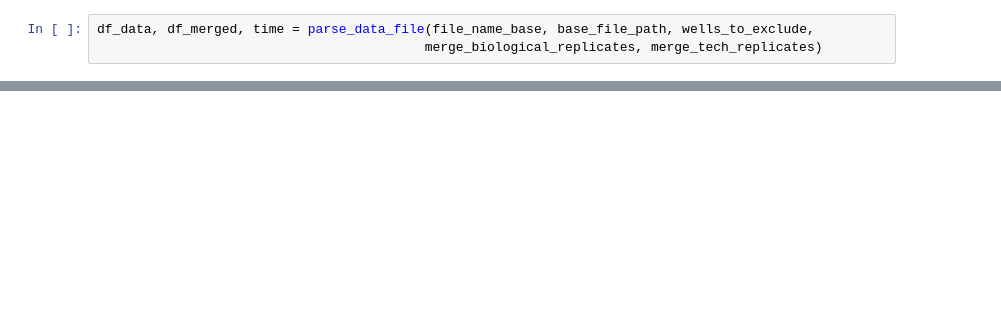
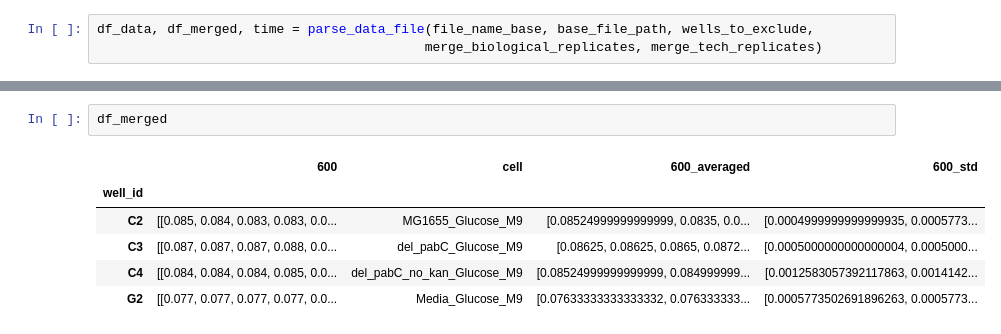
Before and after one commit to mialydefelice/exp_analysis, a Jupyter notebook: plate_reader/052319_pabC_growth.ipynb, the cells around one changed output, grey strips where cells are left out. Drawn from its saved outputs; the diff is of its cells as text; blank space fills up the shorter version.

```diff
--- a/plate_reader/052319_pabC_growth.ipynb
+++ b/plate_reader/052319_pabC_growth.ipynb
@@ -46 +44,10 @@ condition_names = ['BW_media','BW_media_dmso', 'del_mdtN', 'del_mdtO', 'del_mdtP
+# %%
+df_merged
+# %% [output]
+|  | 600 | cell | 600_averaged | 600_std |
+| well_id |  |  |  |  |
+| C2 | [[0.085, 0.084, 0.083, 0.083, 0.0... | MG1655_Glucose_M9 | [0.08524999999999999, 0.0835, 0.0... | [0.0004999999999999935, 0.0005773... |
+| C3 | [[0.087, 0.087, 0.087, 0.088, 0.0... | del_pabC_Glucose_M9 | [0.08625, 0.08625, 0.0865, 0.0872... | [0.0005000000000000004, 0.0005000... |
+| C4 | [[0.084, 0.084, 0.084, 0.085, 0.0... | del_pabC_no_kan_Glucose_M9 | [0.08524999999999999, 0.084999999... | [0.0012583057392117863, 0.0014142... |
+| G2 | [[0.077, 0.077, 0.077, 0.077, 0.0... | Media_Glucose_M9 | [0.07633333333333332, 0.076333333... | [0.0005773502691896263, 0.0005773... |
 # %%
```
Also changed, not shown: parts of 7 cells of this notebook, 4 other files.
